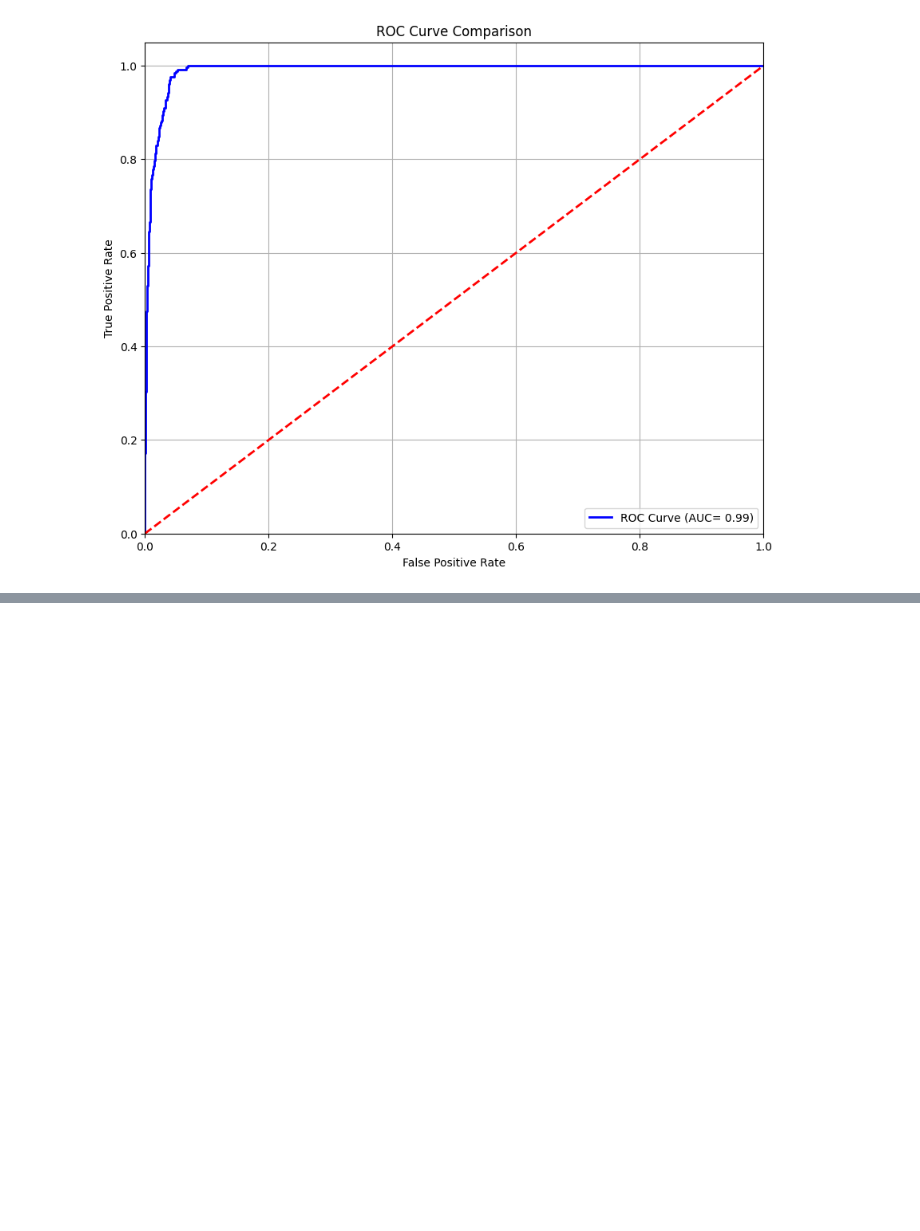
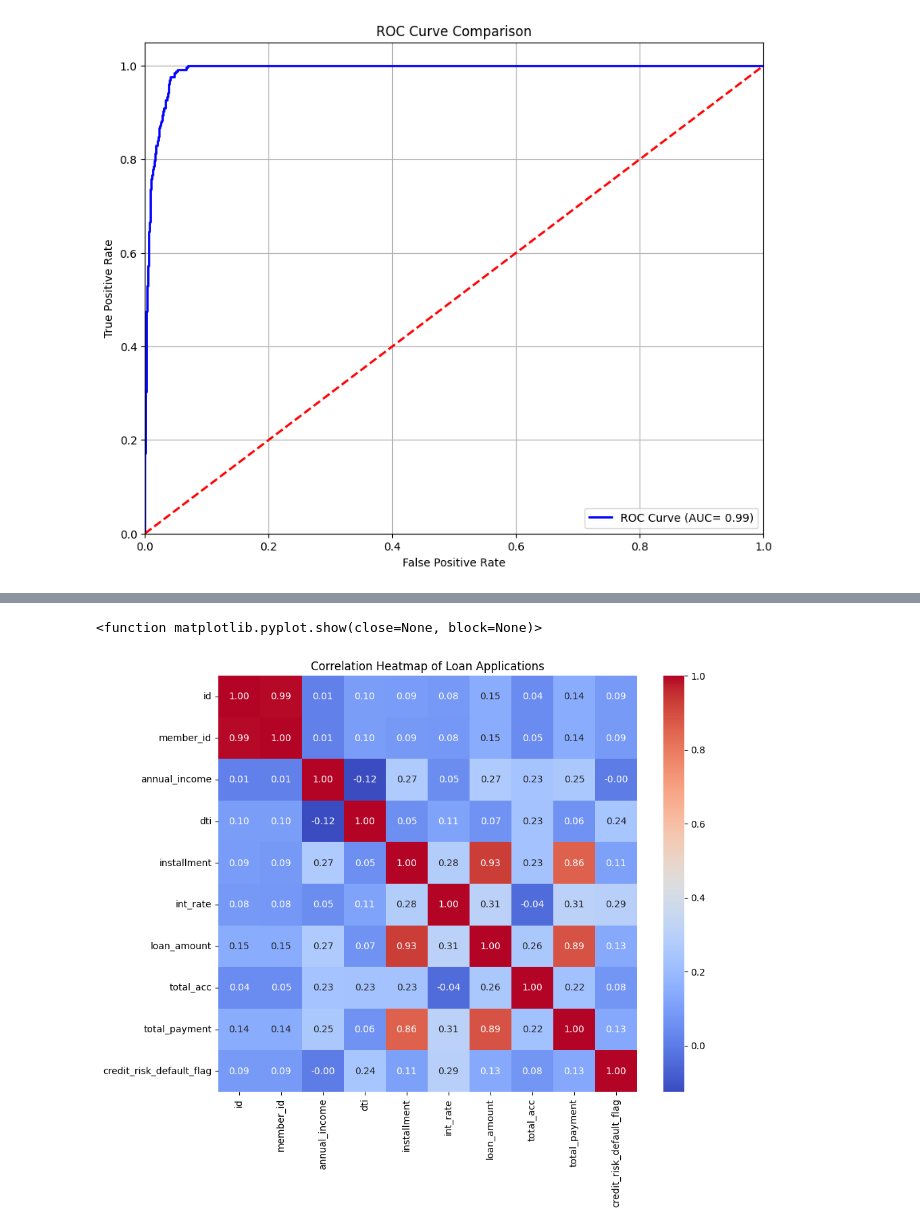
Before and after one commit to SatishKV/UCB-capstone-CreditRisk, a Jupyter notebook: loan_credit_risk_model.ipynb, the cells around one changed output, grey strips where cells are left out. Cells and saved outputs as stored; diff of their text form; code cells hidden in the pictures; blank space fills up the shorter version.

```diff
--- a/loan_credit_risk_model.ipynb
+++ b/loan_credit_risk_model.ipynb
@@ -214,0 +298,14 @@ SVM: Training time: 20.6393s, Training accuracy: 0.9923
+# %%
+import seaborn as sns
+
+numeric_data = loan_df.select_dtypes(include=['int64','float64'])
+#numeric_data['y'] = df['y'].map({'yes':1,'no':0})
+correlation_matrix =numeric_data.corr()
+#create a heatmap
+plt.figure(figsize=(10,8))
+sns.heatmap(correlation_matrix, annot=True, cmap='coolwarm', fmt='.2f')
+plt.title('Correlation Heatmap of Loan Applications')
+plt.show
+# %% [output]
+<function matplotlib.pyplot.show(close=None, block=None)>
+[figure, added]
```
Also changed, not shown: parts of 4 cells of this notebook.
